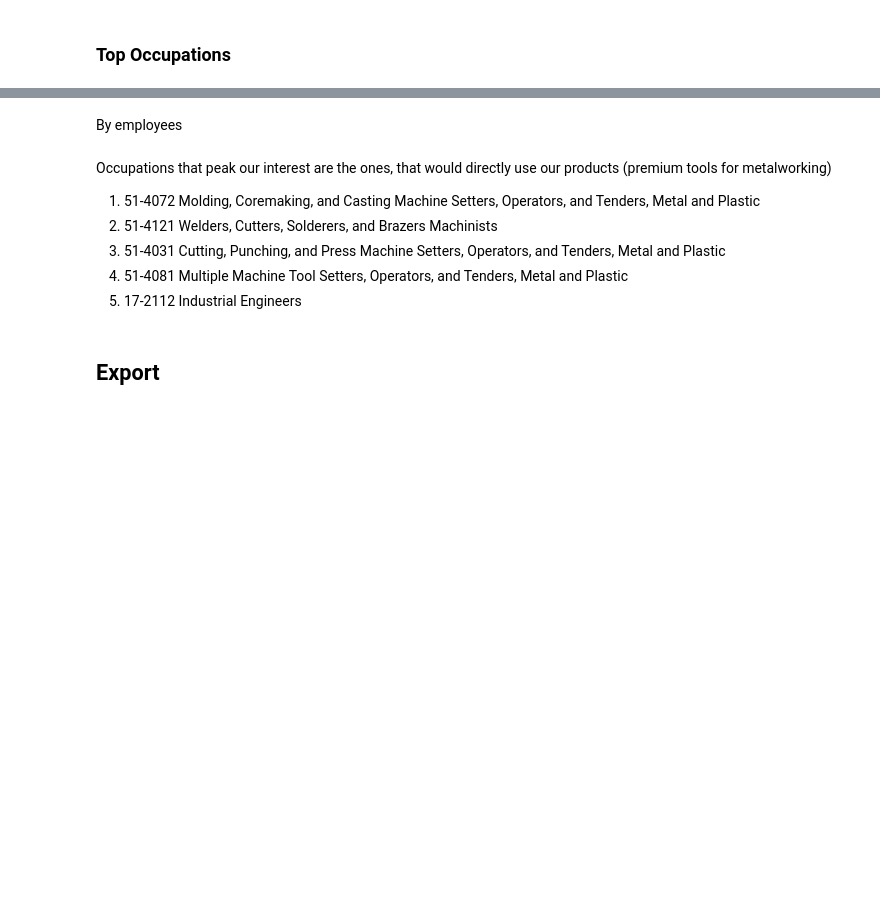
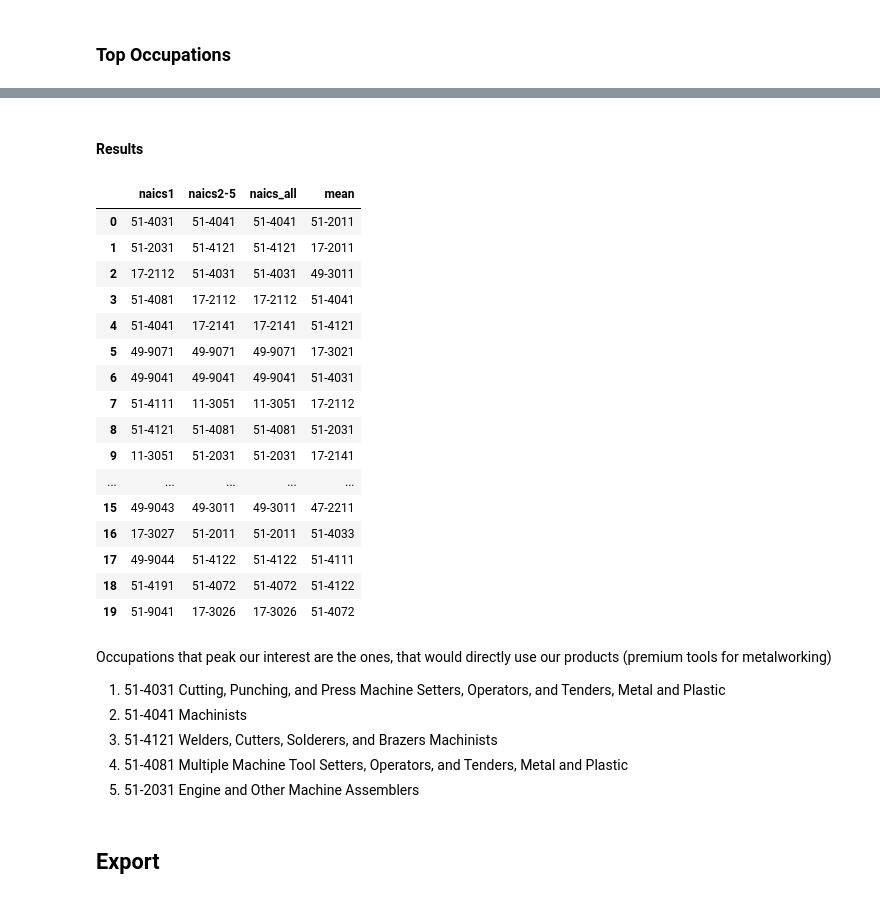
Before and after one commit to bogdankrenz/data_mining_SO2024, a Jupyter notebook: notebooks/2_data_understanding.ipynb, the cells around one changed output, grey strips where cells are left out. Cells and saved outputs as stored; diff of their text form; code cells hidden in the pictures; blank space fills up the shorter version.

```diff
--- a/notebooks/2_data_understanding.ipynb
+++ b/notebooks/2_data_understanding.ipynb
@@ -129,32 +212,57 @@ Picked NAICS:
 # %%
 top_occupations = pd.DataFrame()
 
-top_industries = ["3364", "3363", "3330A1", "3320A2", "3261"]
 
 occ_df_filtered_naic1 = occ_df[occ_df["naics"] == top_industries[0]]
-occ_df_filtered_rest = occ_df[occ_df["naics"].isin(top_industries)]
+occ_df_filtered_rest = occ_df[occ_df["naics"].isin(top_industries[0:])]
-# %% [markdown]
-By employees
-# %%
-top_occupations = occ_df_filtered_naic1.groupby(["OCC_CODE", "OCC_TITLE"])[
-    "emp_occupation"
-].sum()
-top_occupations = top_occupations.sort_values(ascending=False)
-
-top_occupations.head(20)
-# %%
-top_occupations = occ_df_filtered_rest.groupby(["OCC_CODE", "OCC_TITLE"])[
-    "emp_occupation"
-].sum()
-top_occupations = top_occupations.sort_values(ascending=False)
-
-top_occupations.head(20)
+# %%
+top_occupations["naics1"] = getValueSorted(
+    occ_df_filtered_naic1, ["OCC_CODE"], "emp_occupation"
+)
+top_occupations["naics2-5"] = getValueSorted(
+    occ_df_filtered_rest, ["OCC_CODE"], "emp_occupation"
+)
+top_occupations["naics_all"] = getValueSorted(
+    occ_df[occ_df["naics"].isin(top_industries)],
+    ["OCC_CODE"],
+    "emp_occupation",
+)
+
+top_occupations["mean"] = (
+    occ_df[occ_df["naics"].isin(top_industries)]
+    .groupby(["OCC_CODE"])["emp_occupation"]
+    .mean()
+    .sort_values(ascending=False)
+    .reset_index()["OCC_CODE"]
+)
+# %% [markdown]
+#### Results
+# %%
+top_occupations.head(50)
+# %% [output]
+|  | naics1 | naics2-5 | naics_all | mean |
+| 0 | 51-4031 | 51-4041 | 51-4041 | 51-2011 |
+| 1 | 51-2031 | 51-4121 | 51-4121 | 17-2011 |
+| 2 | 17-2112 | 51-4031 | 51-4031 | 49-3011 |
+| 3 | 51-4081 | 17-2112 | 17-2112 | 51-4041 |
+| 4 | 51-4041 | 17-2141 | 17-2141 | 51-4121 |
+| 5 | 49-9071 | 49-9071 | 49-9071 | 17-3021 |
+| 6 | 49-9041 | 49-9041 | 49-9041 | 51-4031 |
+| 7 | 51-4111 | 11-3051 | 11-3051 | 17-2112 |
+| 8 | 51-4121 | 51-4081 | 51-4081 | 51-2031 |
+| 9 | 11-3051 | 51-2031 | 51-2031 | 17-2141 |
+| ... | ... | ... | ... | ... |
+| 15 | 49-9043 | 49-3011 | 49-3011 | 47-2211 |
+| 16 | 17-3027 | 51-2011 | 51-2011 | 51-4033 |
+| 17 | 49-9044 | 51-4122 | 51-4122 | 51-4111 |
+| 18 | 51-4191 | 51-4072 | 51-4072 | 51-4122 |
+| 19 | 51-9041 | 17-3026 | 17-3026 | 51-4072 |
 # %% [markdown]
 Occupations that peak our interest are the ones, that would directly use our products (premium tools for metalworking)
 
-1. 51-4072 Molding, Coremaking, and Casting Machine Setters, Operators, and Tenders, Metal and Plastic
-2. 51-4121 Welders, Cutters, Solderers, and Brazers Machinists
-3. 51-4031 Cutting, Punching, and Press Machine Setters, Operators, and Tenders, Metal and Plastic
-4. 51-4081 Multiple Machine Tool Setters, Operators, and Tenders, Metal and Plastic
-5. 17-2112 Industrial Engineers
+1. 51-4031 Cutting, Punching, and Press Machine Setters, Operators, and Tenders, Metal and Plastic
+1. 51-4041 Machinists
+1. 51-4121 Welders, Cutters, Solderers, and Brazers Machinists
+1. 51-4081 Multiple Machine Tool Setters, Operators, and Tenders, Metal and Plastic
+1. 51-2031 Engine and Other Machine Assemblers
 # %%
```
Also changed, not shown: parts of 36 cells of this notebook, 1 other file.
